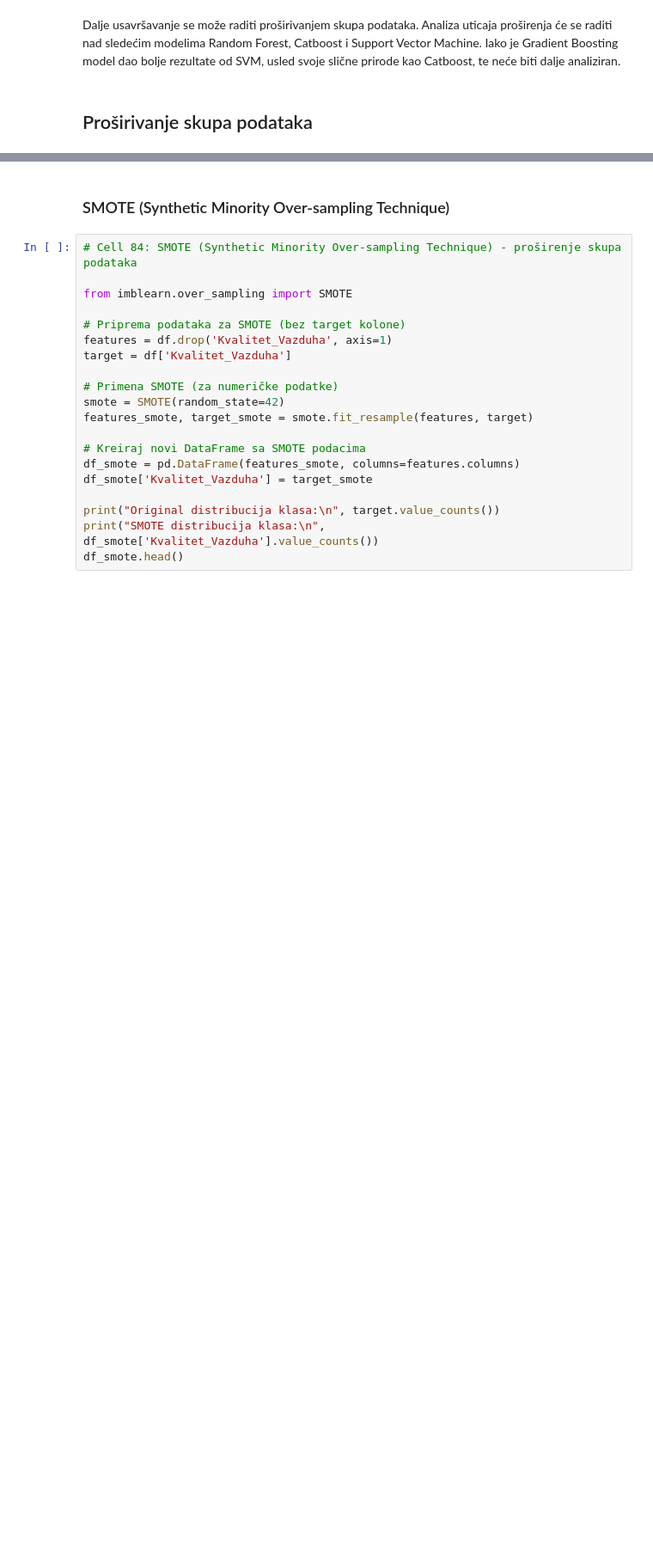
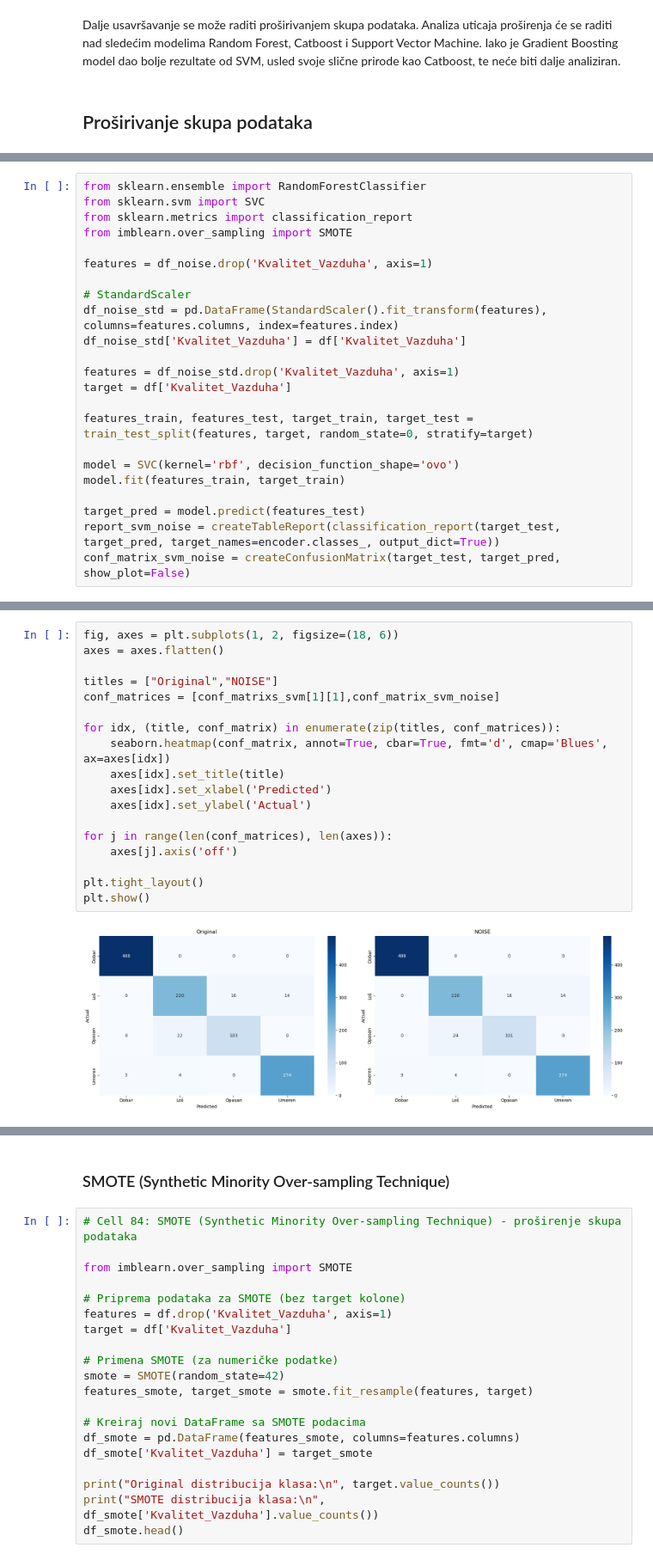
Before and after one commit to markoandjel/MachineLearning, a Jupyter notebook: Projekat I/projekat1.ipynb, the cells around one changed output, grey strips where cells are left out. Shown at 86% size. Cells and saved outputs as stored; diff of their text form; blank space fills up the shorter version.

```diff
--- a/Projekat I/projekat1.ipynb
+++ b/Projekat I/projekat1.ipynb
@@ -1249,0 +1486,23 @@ Dalje usavršavanje se može raditi proširivanjem skupa podataka. Analiza utica
+# %%
+from sklearn.ensemble import RandomForestClassifier
+from sklearn.svm import SVC
+from sklearn.metrics import classification_report
+from imblearn.over_sampling import SMOTE
+
+features = df_noise.drop('Kvalitet_Vazduha', axis=1)
+
+# StandardScaler
+df_noise_std = pd.DataFrame(StandardScaler().fit_transform(features), columns=features.columns, index=features.index)
+df_noise_std['Kvalitet_Vazduha'] = df['Kvalitet_Vazduha']
+
+features = df_noise_std.drop('Kvalitet_Vazduha', axis=1)
+target = df['Kvalitet_Vazduha']
+
+features_train, features_test, target_train, target_test = train_test_split(features, target, random_state=0, stratify=target)
+
+model = SVC(kernel='rbf', decision_function_shape='ovo')
+model.fit(features_train, target_train)
+
+target_pred = model.predict(features_test)
+report_svm_noise = createTableReport(classification_report(target_test, target_pred, target_names=encoder.classes_, output_dict=True))
+conf_matrix_svm_noise = createConfusionMatrix(target_test, target_pred, show_plot=False)
@@ -1249,0 +1530,20 @@ Dalje usavršavanje se može raditi proširivanjem skupa podataka. Analiza utica
+# %%
+fig, axes = plt.subplots(1, 2, figsize=(18, 6))
+axes = axes.flatten()
+
+titles = ["Original","NOISE"]
+conf_matrices = [conf_matrixs_svm[1][1],conf_matrix_svm_noise]
+
+for idx, (title, conf_matrix) in enumerate(zip(titles, conf_matrices)):
+    seaborn.heatmap(conf_matrix, annot=True, cbar=True, fmt='d', cmap='Blues', ax=axes[idx])
+    axes[idx].set_title(title)
+    axes[idx].set_xlabel('Predicted')
+    axes[idx].set_ylabel('Actual')
+
+for j in range(len(conf_matrices), len(axes)):
+    axes[j].axis('off')
+
+plt.tight_layout()
+plt.show()
+# %% [output]
+[figure, added]
```
Also changed, not shown: parts of 35 cells of this notebook, 6 other files.
